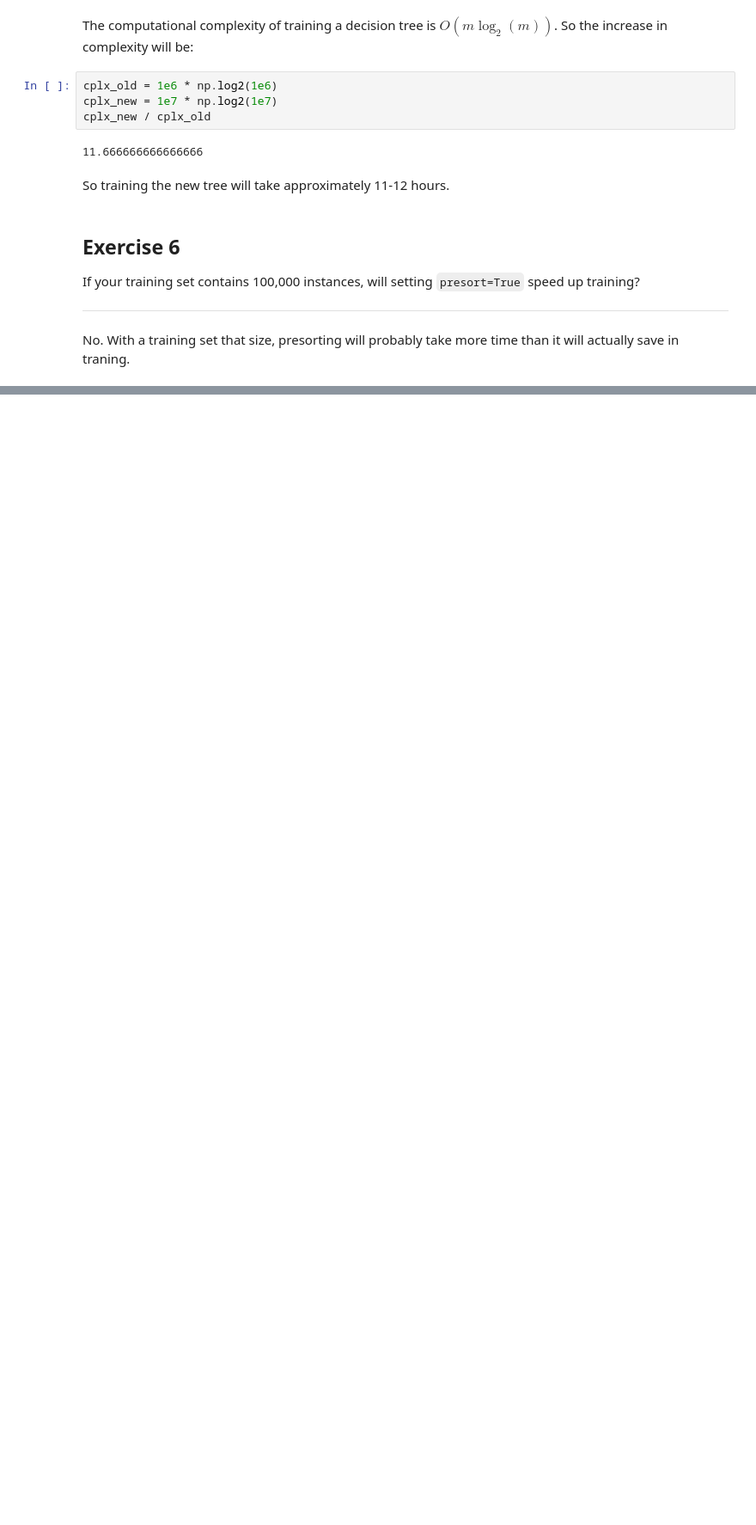
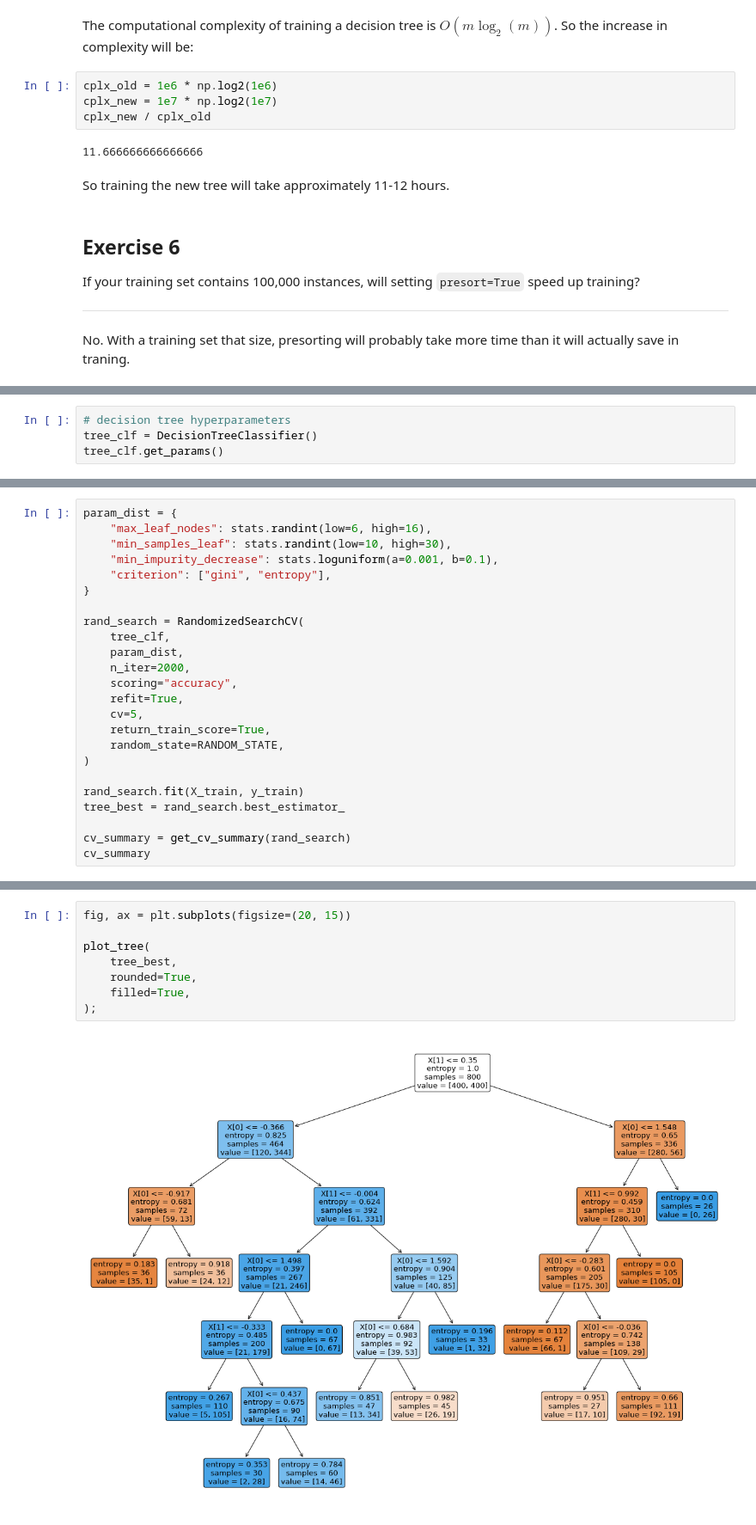
Before and after one commit to chris-leonard/hands-on-machine-learning, a Jupyter notebook: chapter-6/chapter-6-exercises.ipynb, the cells around one changed output, grey strips where cells are left out. Shown at 86% size. Cells and saved outputs as stored; diff of their text form; blank space fills up the shorter version.

```diff
--- a/chapter-6/chapter-6-exercises.ipynb
+++ b/chapter-6/chapter-6-exercises.ipynb
@@ -73,0 +125,4 @@ No. With a training set that size, presorting will probably take more time than
+# %%
+# decision tree hyperparameters
+tree_clf = DecisionTreeClassifier()
+tree_clf.get_params()
@@ -73,0 +311,24 @@ No. With a training set that size, presorting will probably take more time than
+# %%
+param_dist = {
+    "max_leaf_nodes": stats.randint(low=6, high=16),
+    "min_samples_leaf": stats.randint(low=10, high=30),
+    "min_impurity_decrease": stats.loguniform(a=0.001, b=0.1),
+    "criterion": ["gini", "entropy"],
+}
+
+rand_search = RandomizedSearchCV(
+    tree_clf,
+    param_dist,
+    n_iter=2000,
+    scoring="accuracy",
+    refit=True,
+    cv=5,
+    return_train_score=True,
+    random_state=RANDOM_STATE,
+)
+
+rand_search.fit(X_train, y_train)
+tree_best = rand_search.best_estimator_
+
+cv_summary = get_cv_summary(rand_search)
+cv_summary
@@ -73,0 +353,10 @@ No. With a training set that size, presorting will probably take more time than
+# %%
+fig, ax = plt.subplots(figsize=(20, 15))
+
+plot_tree(
+    tree_best,
+    rounded=True,
+    filled=True,
+);
+# %% [output]
+[figure, added]
```
Also changed, not shown: parts of 26 cells of this notebook, 1 other file.
